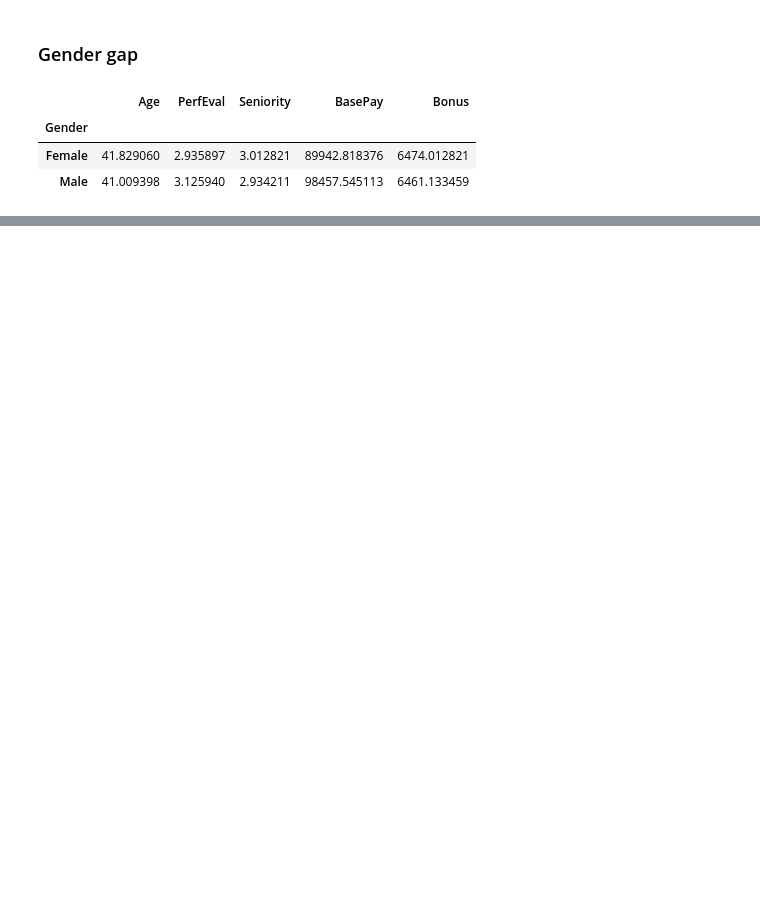
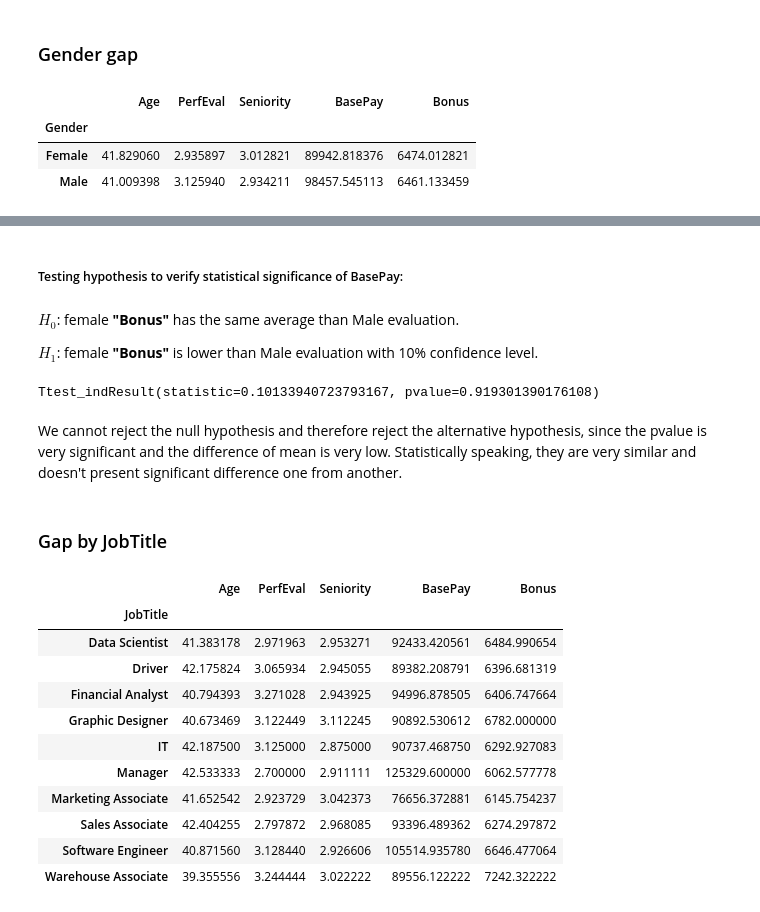
Before and after one commit to leo-cavalcante/glassdoor-pay-gap, a Jupyter notebook: Gender Pay Gap Analysis.ipynb, the cells around one changed output, grey strips where cells are left out. Saved outputs shown, nothing was run; the diff lists cells and outputs as text; code cells hidden in the pictures; blank space fills up the shorter version.

Commit message:
updates Hypothesis Testing

```diff
--- a/Gender Pay Gap Analysis.ipynb
+++ b/Gender Pay Gap Analysis.ipynb
@@ -137,0 +173,29 @@ glassdoor.groupby("Gender").mean()
+# %% [markdown]
+##### Testing hypothesis to verify statistical significance of BasePay:
+# %% [markdown]
+$H_0$: female **"Bonus"** has the same average than Male evaluation.
+
+$H_1$: female **"Bonus"** is lower than Male evaluation with 10% confidence level.
+# %%
+ttest_ind(glassdoor[glassdoor.Gender=="Female"]["Bonus"], glassdoor[glassdoor.Gender=="Male"]["Bonus"])
+# %% [output]
+Ttest_indResult(statistic=0.10133940723793167, pvalue=0.919301390176108)
+# %% [markdown]
+We cannot reject the null hypothesis and therefore reject the alternative hypothesis, since the pvalue is very significant and the difference of mean is very low. Statistically speaking, they are very similar and doesn't present significant difference one from another.
+# %% [markdown]
+### Gap by JobTitle
+# %%
+glassdoor.groupby("JobTitle").mean()
+# %% [output]
+|  | Age | PerfEval | Seniority | BasePay | Bonus |
+| JobTitle |  |  |  |  |  |
+| Data Scientist | 41.383178 | 2.971963 | 2.953271 | 92433.420561 | 6484.990654 |
+| Driver | 42.175824 | 3.065934 | 2.945055 | 89382.208791 | 6396.681319 |
+| Financial Analyst | 40.794393 | 3.271028 | 2.943925 | 94996.878505 | 6406.747664 |
+| Graphic Designer | 40.673469 | 3.122449 | 3.112245 | 90892.530612 | 6782.000000 |
+| IT | 42.187500 | 3.125000 | 2.875000 | 90737.468750 | 6292.927083 |
+| Manager | 42.533333 | 2.700000 | 2.911111 | 125329.600000 | 6062.577778 |
+| Marketing Associate | 41.652542 | 2.923729 | 3.042373 | 76656.372881 | 6145.754237 |
+| Sales Associate | 42.404255 | 2.797872 | 2.968085 | 93396.489362 | 6274.297872 |
+| Software Engineer | 40.871560 | 3.128440 | 2.926606 | 105514.935780 | 6646.477064 |
+| Warehouse Associate | 39.355556 | 3.244444 | 3.022222 | 89556.122222 | 7242.322222 |
```
Also changed, not shown: parts of 15 cells of this notebook.
